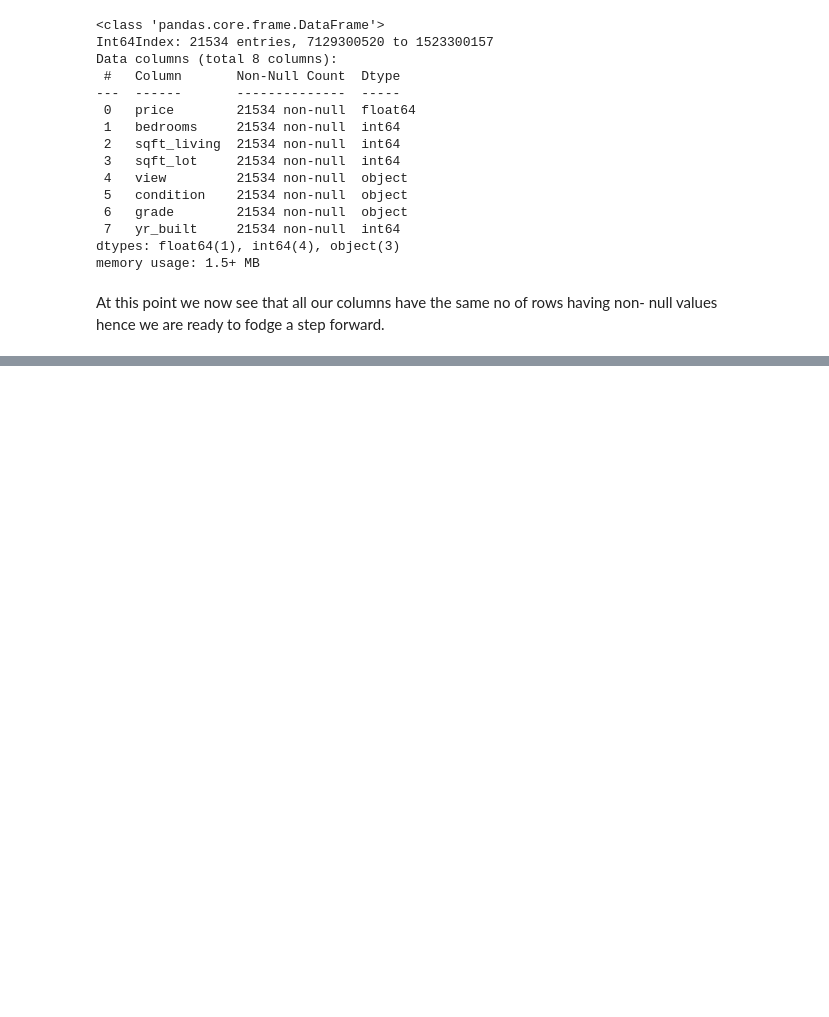
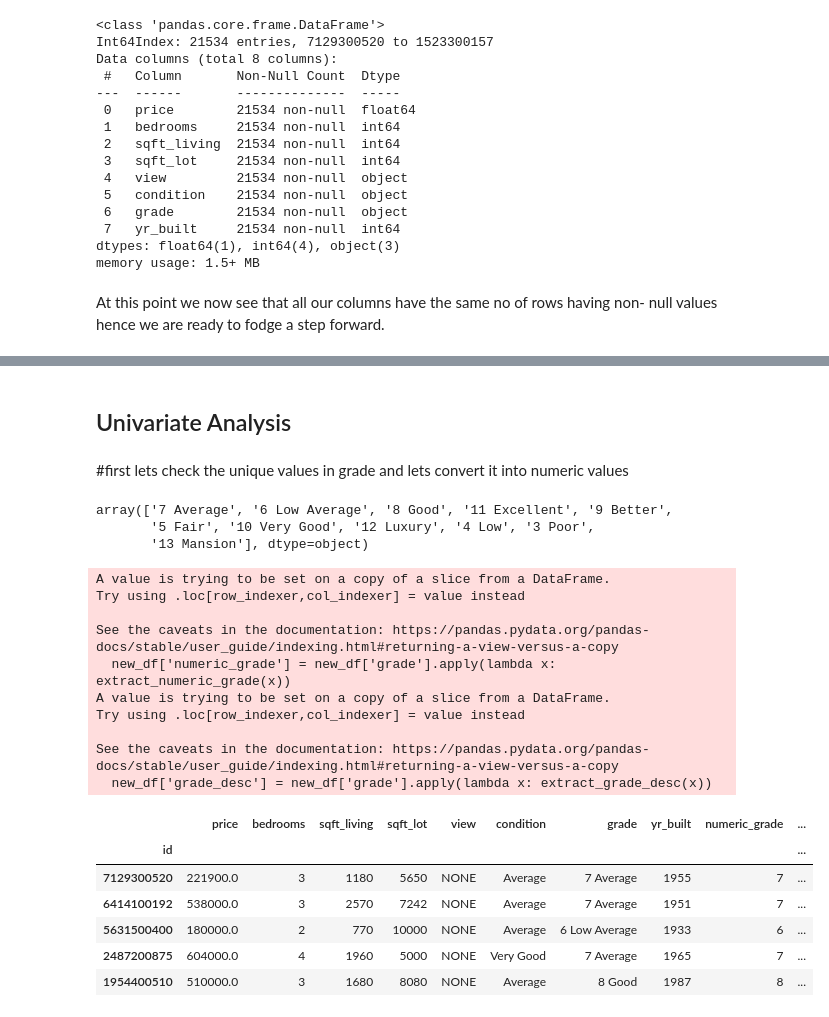
Before and after one commit to whareverrr/dsc-phase-2-project-v2-3, a Jupyter notebook: student.ipynb, the cells around one changed output, grey strips where cells are left out. Drawn from its saved outputs; the diff is of its cells as text; code cells hidden in the pictures; blank space fills up the shorter version.

```diff
--- a/student.ipynb
+++ b/student.ipynb
@@ -216,0 +225,50 @@ At this point we now see that all our columns have the same no of rows having no
+# %% [markdown]
+## Univariate Analysis
+# %% [markdown]
+#first lets check the unique values in grade and lets convert it into numeric values
+# %%
+new_df.grade.unique()
+# %% [output]
+array(['7 Average', '6 Low Average', '8 Good', '11 Excellent', '9 Better',
+       '5 Fair', '10 Very Good', '12 Luxury', '4 Low', '3 Poor',
+       '13 Mansion'], dtype=object)
+# %%
+# Define a function to extract the numeric grade from the grade column
+def extract_numeric_grade(s):
+    numeric_str = ''
+    for char in s:
+        if char.isdigit():
+            numeric_str += char
+    return int(numeric_str)
+
+# Define a function to extract the grade description from the grade column
+def extract_grade_desc(s):
+    grade_desc = ''
+    for char in s:
+        if not char.isdigit() and char != ' ':
+            grade_desc += char
+    return grade_desc.strip()
+
+# Extract the numeric grade and grade description using the custom functions
+new_df['numeric_grade'] = new_df['grade'].apply(lambda x: extract_numeric_grade(x))
+new_df['grade_desc'] = new_df['grade'].apply(lambda x: extract_grade_desc(x))
+
+new_df.head()
+# %% [output]
+A value is trying to be set on a copy of a slice from a DataFrame.
+Try using .loc[row_indexer,col_indexer] = value instead
+
+See the caveats in the documentation: https://pandas.pydata.org/pandas-docs/stable/user_guide/indexing.html#returning-a-view-versus-a-copy
+  new_df['numeric_grade'] = new_df['grade'].apply(lambda x: extract_numeric_grade(x))
+A value is trying to be set on a copy of a slice from a DataFrame.
+Try using .loc[row_indexer,col_indexer] = value instead
+
+See the caveats in the documentation: https://pandas.pydata.org/pandas-docs/stable/user_guide/indexing.html#returning-a-view-versus-a-copy
+  new_df['grade_desc'] = new_df['grade'].apply(lambda x: extract_grade_desc(x))
+|  | price | bedrooms | sqft_living | sqft_lot | view | condition | grade | yr_built | numeric_grade | ... |
+| id |  |  |  |  |  |  |  |  |  | ... |
+| 7129300520 | 221900.0 | 3 | 1180 | 5650 | NONE | Average | 7 Average | 1955 | 7 | ... |
+| 6414100192 | 538000.0 | 3 | 2570 | 7242 | NONE | Average | 7 Average | 1951 | 7 | ... |
+| 5631500400 | 180000.0 | 2 | 770 | 10000 | NONE | Average | 6 Low Average | 1933 | 6 | ... |
+| 2487200875 | 604000.0 | 4 | 1960 | 5000 | NONE | Very Good | 7 Average | 1965 | 7 | ... |
+| 1954400510 | 510000.0 | 3 | 1680 | 8080 | NONE | Average | 8 Good | 1987 | 8 | ... |
```
Also changed, not shown: parts of 9 cells of this notebook.
